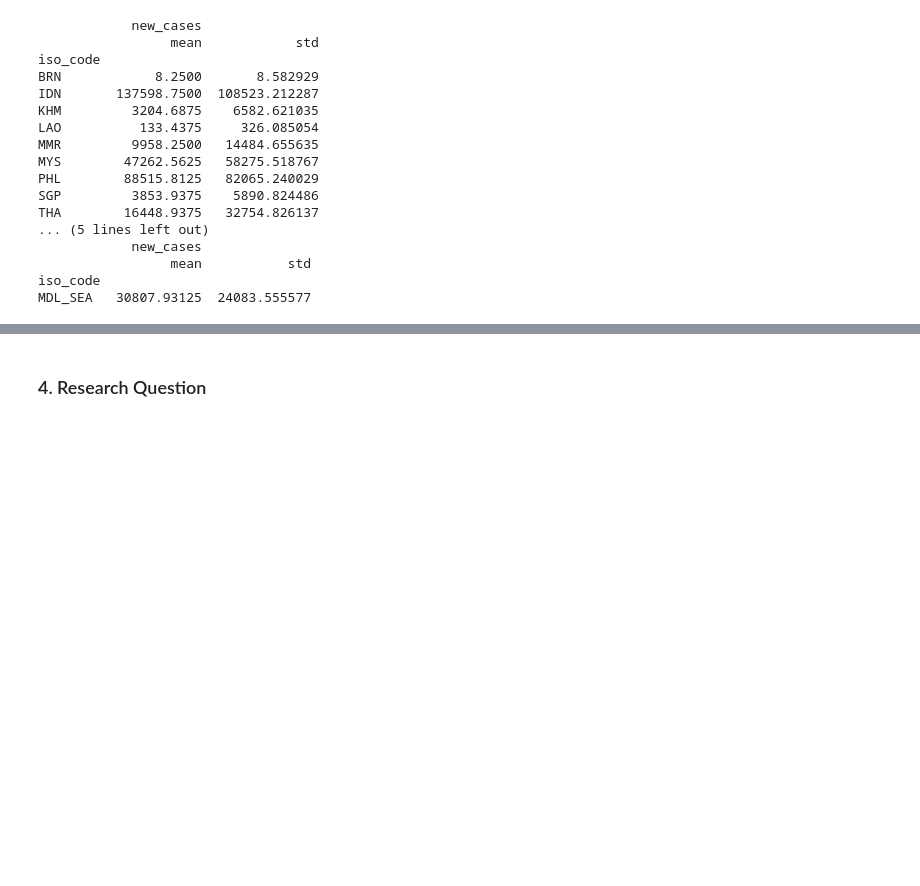
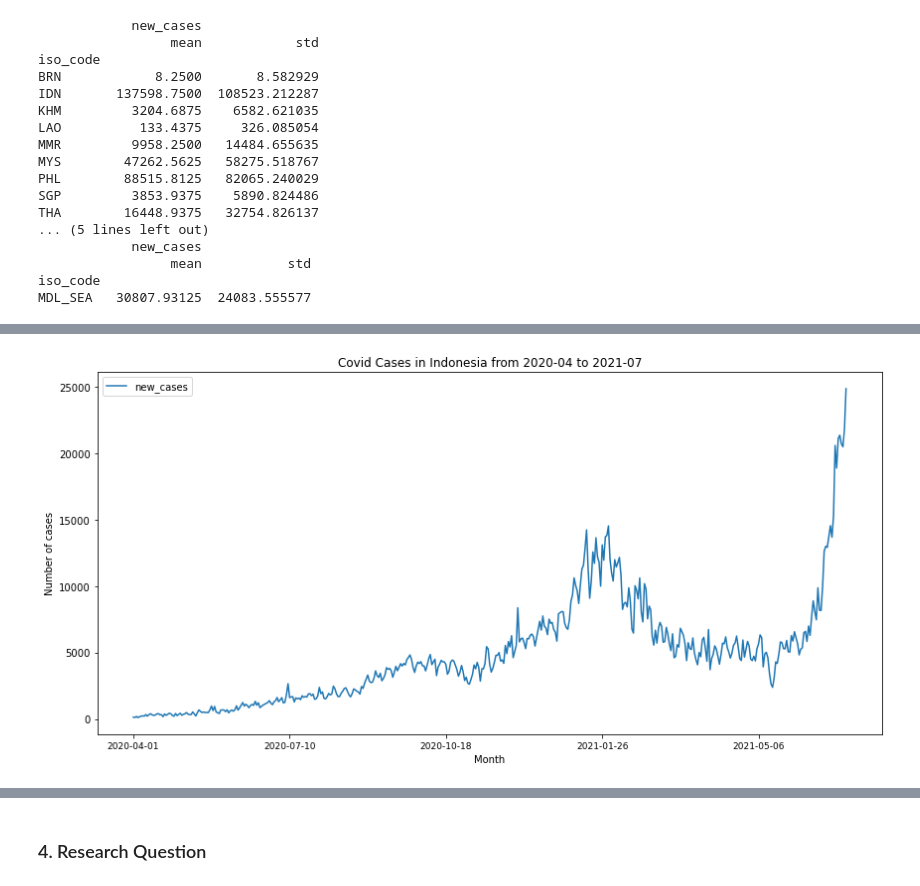
Before and after one commit to jm55/CSMODEL, a Jupyter notebook: COVID-19/Escalona - Experiment Notebook.ipynb, the cells around one changed output, grey strips where cells are left out. Cells and saved outputs as stored; diff of their text form; code cells hidden in the pictures; blank space fills up the shorter version.

Commit message:
Added covid case line graphs for ASEAN countries

```diff
--- a/COVID-19/Escalona - Experiment Notebook.ipynb
+++ b/COVID-19/Escalona - Experiment Notebook.ipynb
@@ -417,0 +385,10 @@ plt.tight_layout()
+# %%
+#Returns a line chart based on a country from the covid_df
+def createCountryLineChart(iso_code, x_param, y_param, chart_title):
+    line_chart = covid_df[covid_df["iso_code"] == iso_code].plot(x=x_param, y=y_param, figsize=(12, 6))
+    line_chart.set_xticklabels(line_chart.get_xticklabels(), fontsize=9)
+    line_chart.set_title(chart_title)
+    line_chart.set_xlabel("Month")
+    line_chart.set_ylabel("Number of cases")
+    plt.tight_layout()
+    return line_chart
@@ -417,0 +399,4 @@ plt.tight_layout()
+# %%
+IDN_graph = createCountryLineChart("IDN", "date", "new_cases", "Covid Cases in Indonesia from 2020-04 to 2021-07")
+# %% [output]
+[figure, added]
```
Also changed, not shown: parts of 17 cells of this notebook.
